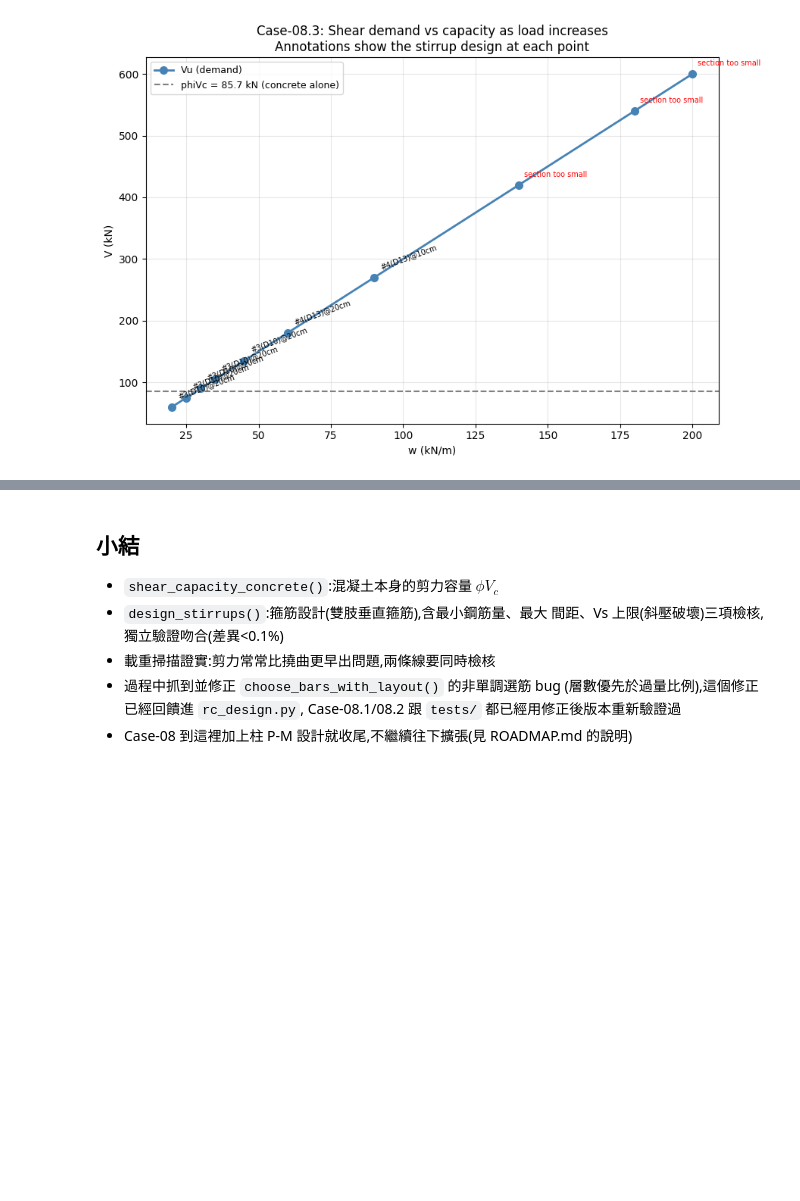
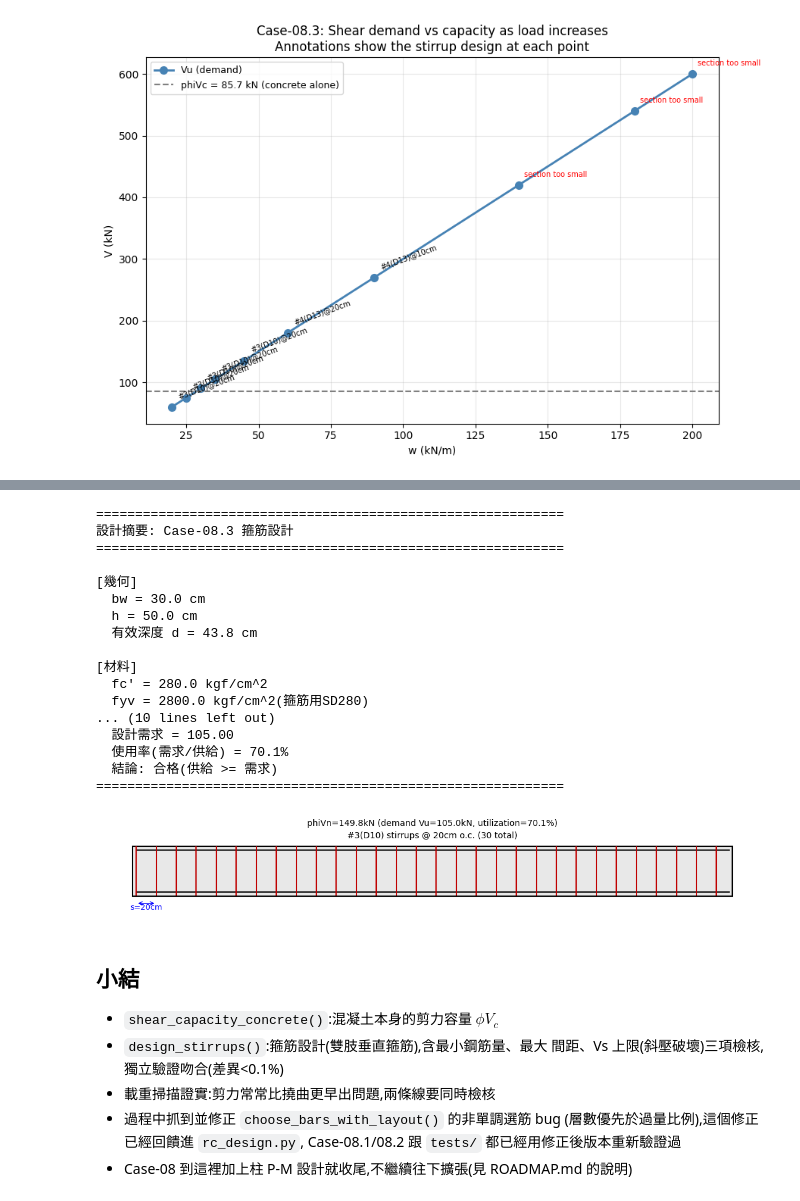
Before and after one commit to zhixiu0223/taiwan-seismic-code-calc, a Jupyter notebook: notebooks/case08_3_shear_design.ipynb, the cells around one changed output, grey strips where cells are left out. Drawn from its saved outputs; the diff is of its cells as text; code cells hidden in the pictures; blank space fills up the shorter version.

```diff
--- a/notebooks/case08_3_shear_design.ipynb
+++ b/notebooks/case08_3_shear_design.ipynb
@@ -229,3 +279,73 @@ plt.show()
+# %%
+# ============================================================
+# 完整設計例題：梁剪力設計(箍筋)
+# ============================================================
+import os
+import matplotlib.pyplot as plt
+
+if not os.path.exists('rc_design.py'):
+    !wget -q https://raw.githubusercontent.com/zhixiu0223/taiwan-seismic-code-calc/main/rc_design.py
+
+from rc_design import design_stirrups, draw_stirrup_elevation, print_design_summary
+
+# ---------- 題目條件（你可以改這些數字）----------
+bw_cm     = 30.0       # 梁寬 (cm)
+h_cm      = 50.0       # 梁高 (cm)
+d_cm      = 43.8       # 有效深度 (cm) <- 沿用撓曲設計結果, 不是重新假設
+L_cm      = 600.0      # 梁跨度 (cm), 只用來畫立面圖, 不影響設計本身
+cover     = 4.0
+fc        = 280.0      # 混凝土抗壓強度 (kgf/cm^2)
+fyv       = 2800.0     # 箍筋降伏強度 (kgf/cm^2), 常用比主筋低的等級(SD280)
+Vu_kN     = 105.0      # 設計剪力需求 (kN)  <- 需求強度
+
+# ---------- 執行設計 ----------
+r = design_stirrups(
+    Vu_kN=Vu_kN, bw_cm=bw_cm, d_cm=d_cm, fc=fc, fyv=fyv
+)
+
+if not r.get('ok'):
+    print(f"設計失敗: {r['reason']}")
+elif not r['need_stirrups']:
+    print(f"Vu<=0.5*phiVc, 理論上不需要剪力筋: {r['reason']}")
+else:
+    util = print_design_summary(
+        kind="Case-08.3 箍筋設計",
+        geometry={"bw": f"{bw_cm} cm", "h": f"{h_cm} cm", "有效深度 d": f"{d_cm} cm"},
+        material={"fc'": f"{fc} kgf/cm^2", "fyv": f"{fyv} kgf/cm^2(箍筋用SD280)"},
+        demand={"設計剪力 Vu": f"{Vu_kN} kN"},
+        result=r,
+        capacity_value=r['phiVn'],
+        demand_value=r['Vu_demand'],
+    )
+
+    fig, ax = plt.subplots(figsize=(11, 3))
+    draw_stirrup_elevation(
+        L_cm=L_cm, h_cm=h_cm, cover_cm=cover,
+        spacing_cm=r['spacing_cm'], bar_size=r['bar_size'],
+        title=f"phiVn={r['phiVn']:.1f}kN (demand Vu={Vu_kN}kN, utilization={util:.1%})",
+        ax=ax
+    )
+    plt.tight_layout()
+    plt.show()
+# %% [output]
+============================================================
+設計摘要: Case-08.3 箍筋設計
+============================================================
+
+[幾何]
+  bw = 30.0 cm
+  h = 50.0 cm
+  有效深度 d = 43.8 cm
+
+[材料]
+  fc' = 280.0 kgf/cm^2
+  fyv = 2800.0 kgf/cm^2(箍筋用SD280)
+... (10 lines left out)
+  設計需求 = 105.00
+  使用率(需求/供給) = 70.1%
+  結論: 合格(供給 >= 需求)
+============================================================
+[figure, added]
 # %% [markdown]
 ## 小結
 
```
Also changed, not shown: parts of 3 cells of this notebook, 3 other files.
